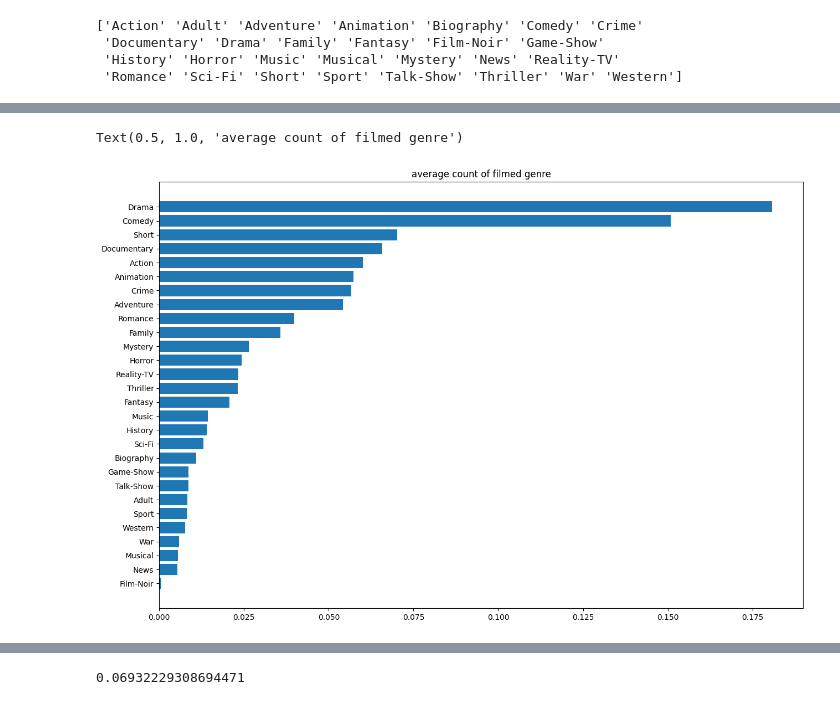
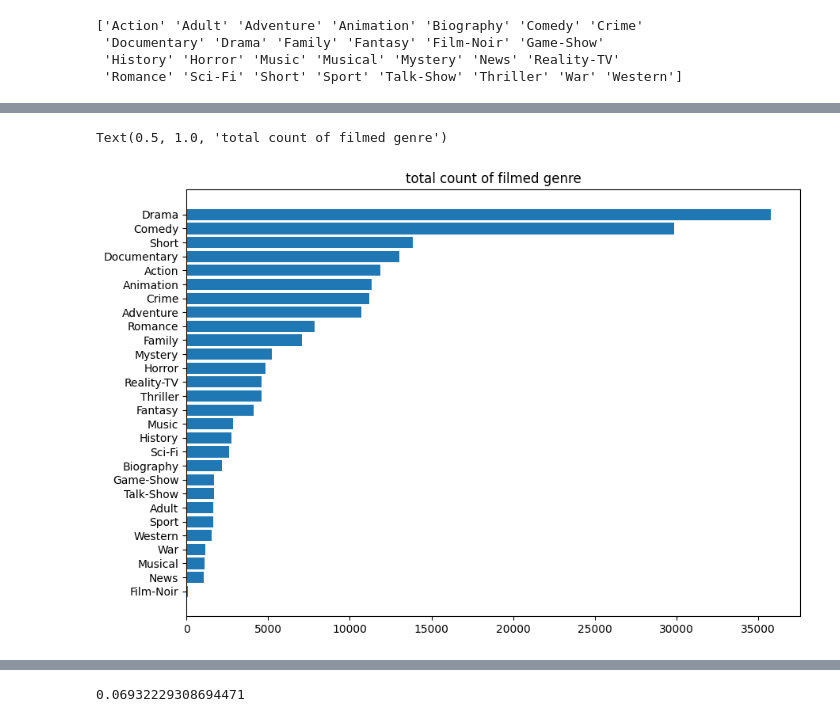
Before and after one commit to AdrianPauer/PRIDAV, a Jupyter notebook: PauerVersion.ipynb, the cells around one changed output, grey strips where cells are left out. Saved outputs shown, nothing was run; the diff lists cells and outputs as text; code cells hidden in the pictures.

```diff
--- a/PauerVersion.ipynb
+++ b/PauerVersion.ipynb
@@ -177,15 +155,15 @@ Text(0.5, 1.0, 'average count of filmed genre in 2020 ')
 # %%
-overalSum /= overalSum['sum']
+overalSum
 overalSum = overalSum.sort_values(ascending = False)
 
-fig, ax = plt.subplots(figsize = (15,10))
+fig, ax = plt.subplots(figsize = (10,7))
 ax.barh(np.arange(28), overalSum.values[3:])
 ax.set_yticks(np.arange(28), overalSum.index[3:])
 ax.invert_yaxis()
-ax.set_title('average count of filmed genre')
+ax.set_title('total count of filmed genre')
 # %% [output]
-Text(0.5, 1.0, 'average count of filmed genre')
+Text(0.5, 1.0, 'total count of filmed genre')
-[figure, old version]
+[figure, new version]
 # %%
 # average rating for each genre
 ratings = dict()
```
Also changed, not shown: parts of 13 cells of this notebook.
